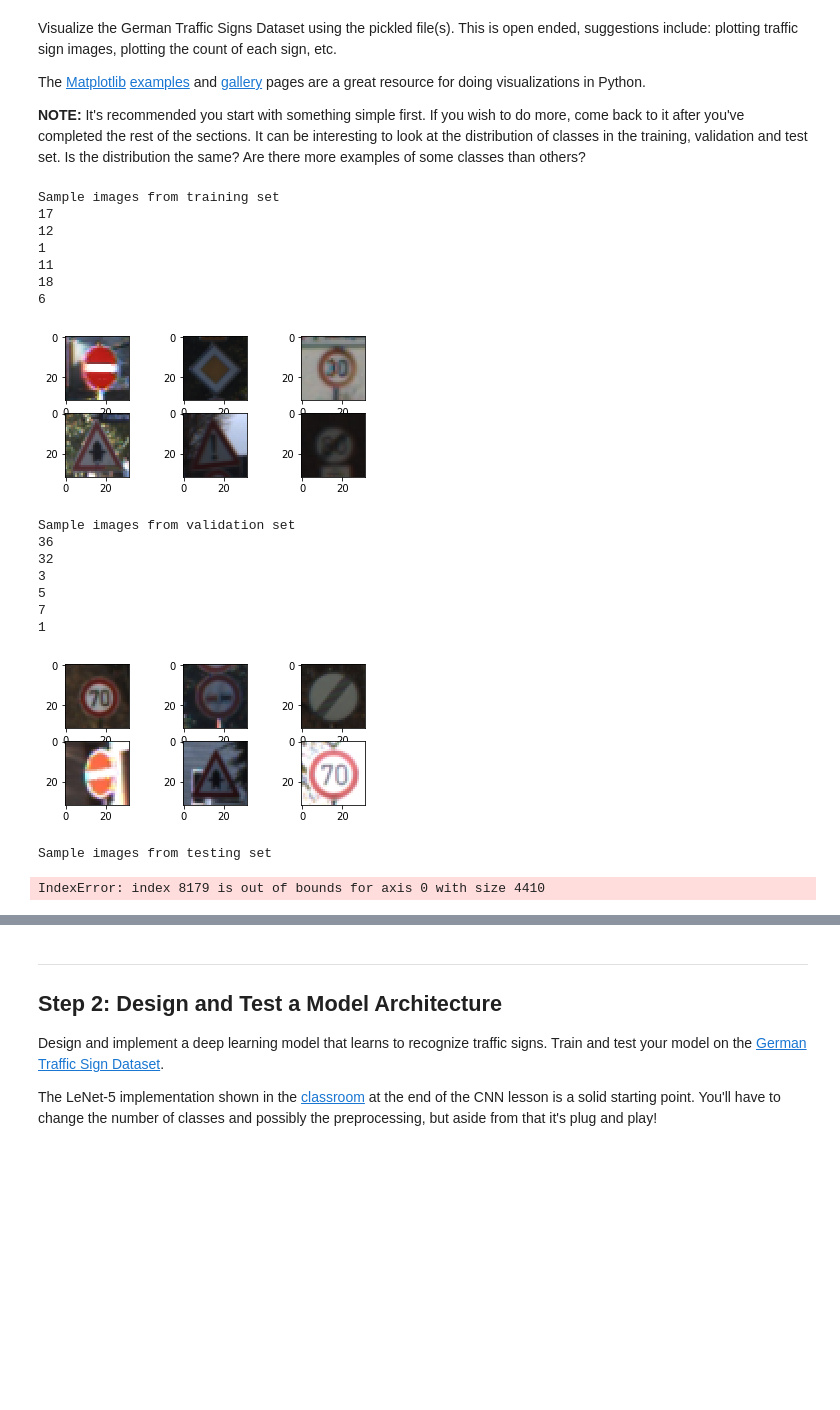
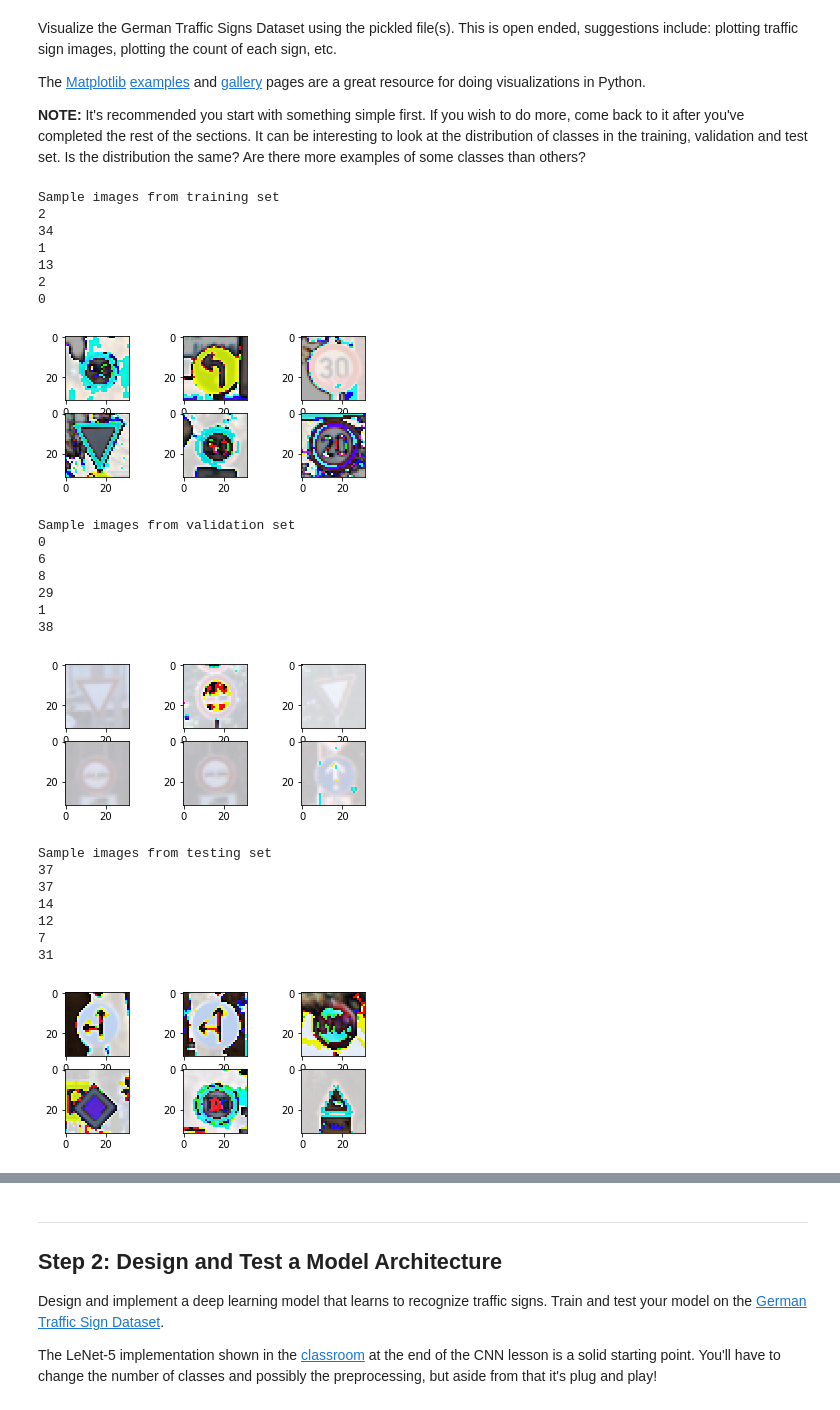
Before and after one commit to danielyinanc/carnd-term1-trafficsign, a Jupyter notebook: Traffic_Sign_Classifier.ipynb, the cells around one changed output, grey strips where cells are left out. Drawn from its saved outputs; the diff is of its cells as text; code cells hidden in the pictures; blank space fills up the shorter version.

```diff
--- a/Traffic_Sign_Classifier.ipynb
+++ b/Traffic_Sign_Classifier.ipynb
@@ -106,45 +108,94 @@ for i in range(6):
     index=randrange(len(X_train)-1)
     print(y_train[index])
     plt.subplot(3,3,i+1)
     plt.imshow(X_train[index])
 plt.show()
 plt.close()
 
 # Plot six random sample images from validation
 print('Sample images from validation set')
 for i in range(6):
     index=randrange(len(X_valid)-1)
     print(y_valid[index])
     plt.subplot(3,3,i+1)
     plt.imshow(X_valid[randrange(len(X_valid)-1)])
 plt.show()
 plt.close()
 
 # Plot six random sample images from testing
 print('Sample images from testing set')
 for i in range(6):
     index=randrange(len(X_test)-1)
-    print(y_valid[index])
+    print(y_test[index])
     plt.subplot(3,3,i+1)
     plt.imshow(X_test[index])
 plt.show()
 plt.close()
+
+
+# the histogram of training data
+n, bins, patches = plt.hist(y_train, 50, normed=1, facecolor='green', alpha=0.75)
+
+l = plt.plot(bins)
+
+plt.xlabel('Labels')
+plt.ylabel('Probability')
+plt.title('Histogram of Training Labels:')
+plt.axis([0, 42, 0, 0.1])
+plt.grid(True)
+
+plt.show()
+plt.close()
+
+# the histogram of validation data
+n, bins, patches = plt.hist(y_valid, 50, normed=1, facecolor='green', alpha=0.75)
+
+l = plt.plot(bins)
+
+plt.xlabel('Labels')
+plt.ylabel('Probability')
+plt.title('Histogram of Validation Labels:')
+plt.axis([0, 42, 0, 0.1])
+plt.grid(True)
+
+plt.show()
+plt.close()
+
+# the histogram of validation data
+n, bins, patches = plt.hist(y_test, 50, normed=1, facecolor='green', alpha=0.75)
+
+l = plt.plot(bins)
+
+plt.xlabel('Labels')
+plt.ylabel('Probability')
+plt.title('Histogram of Testing Labels:')
+plt.axis([0, 42, 0, 0.1])
+plt.grid(True)
+
+plt.show()
+plt.close()
 # %% [output]
 Sample images from training set
-17
-12
+2
+34
 1
-11
-18
-6
+13
+2
+0
-[figure, old version]
+[figure, new version]
 Sample images from validation set
-36
-32
-3
-5
-7
+0
+6
+8
+29
 1
+38
-[figure, old version]
+[figure, new version]
 Sample images from testing set
+37
+37
+14
+12
+7
+31
-IndexError: index 8179 is out of bounds for axis 0 with size 4410
+[figure, added]
```
Also changed, not shown: parts of 8 cells of this notebook, 14 other files.
